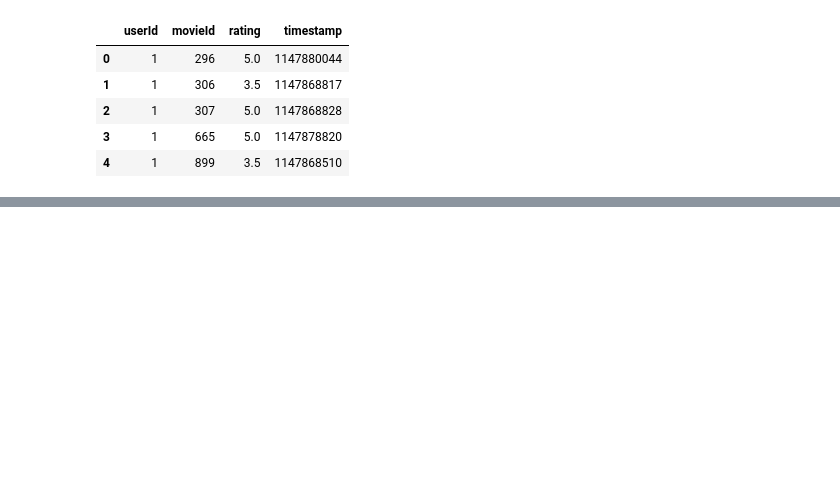
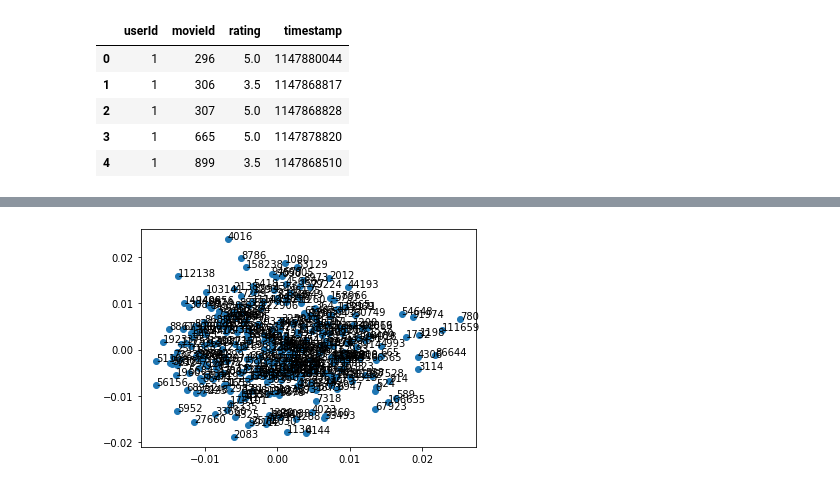
Before and after one commit to Dharani1999/Word-embedding-techniques, a Jupyter notebook: Code_model.ipynb, the cells around one changed output, grey strips where cells are left out. Saved outputs shown, nothing was run; the diff lists cells and outputs as text; code cells hidden in the pictures; blank space fills up the shorter version.

```diff
--- a/Code_model.ipynb
+++ b/Code_model.ipynb
@@ -242,13 +24,0 @@ Model Saved
-# %%
-model= Doc2Vec.load("d2v.model")
-#to find the vector of a document which is not in training data
-v1 = model.infer_vector(test_data)
-print("V1_infer", v1)
-
-# to find most similar doc using tags
-similar_doc = model.docvecs.most_similar('1')
-print(similar_doc)
-
-
-# to find vector of doc in training data using tags or in other words, printing the vector of document at index 1 in training data
-print(model.docvecs['1'])
@@ -264,0 +25,20 @@ V1_infer [ 0.09125655  0.03866785 -0.02686151 -0.07190301  0.05158131 -0.0787759
+# %%
+def embedding_model(name,Dataset,max_seq_len,vector_dims=50,Sg=1,size_window=3,topics=10,mini_count=1,num_workers=3,max_epochs = 100,alpha = 0.025):
+  if name == 'word2vec':
+    #model1 = Word2Vec.load('/content/drive/My Drive/Movielensdata/ml25m/wordtovec')
+    data_corpus = []
+    data_corpus, users = data_word2vec(Dataset,max_seq_len)
+    model1 = Word2Vec(data_corpus,min_count=mini_count,size= vector_dims,workers=num_workers, window =size_window, sg = Sg)
+    voc = model1.wv
+    words = list(model1.wv.vocab)
+    vectors = model1[model1.wv.vocab]
+  elif name == 'doc2vec':
+    model1 = Doc2Vec.load('/content/drive/My Drive/Movielensdata/ml25m/d2v.model')
+    data_corpus = data_doc2vec(Dataset,max_seq_len)
+  elif name == 'lsi':
+    model1 = LsiModel.load('/content/drive/My Drive/Movielensdata/ml25m/lsimodel')
+    data_corpus = data_lsi(Dataset,max_seq_len)
+  elif name == 'tfidf':
+    model1 = TfidfModel.load('/content/drive/My Drive/Movielensdata/ml25m/tfidf_model')
+    data_corpus = data_lsi(Dataset,max_seq_len)
+  return voc, vectors, words
@@ -264,0 +113,2 @@ V1_infer [ 0.09125655  0.03866785 -0.02686151 -0.07190301  0.05158131 -0.0787759
+# %%
+vocab, word_vectors, words  = embedding_model(name='word2vec',Dataset=ratings,max_seq_len=max_seq_length,vector_dims=50,topics=10,mini_count=1,num_workers=1)
@@ -264,0 +155,12 @@ V1_infer [ 0.09125655  0.03866785 -0.02686151 -0.07190301  0.05158131 -0.0787759
+# %%
+from sklearn.decomposition import PCA
+X = word_vectors
+pca = PCA(n_components=2)
+result = pca.fit_transform(X)
+# create a scatter plot of the projection
+pyplot.scatter(result[:, 0], result[:, 1])
+for i, word in enumerate(words):
+	pyplot.annotate(word, xy=(result[i, 0], result[i, 1]))
+pyplot.show()
+# %% [output]
+[figure, added]
```
Also changed, not shown: parts of 40 cells of this notebook.
